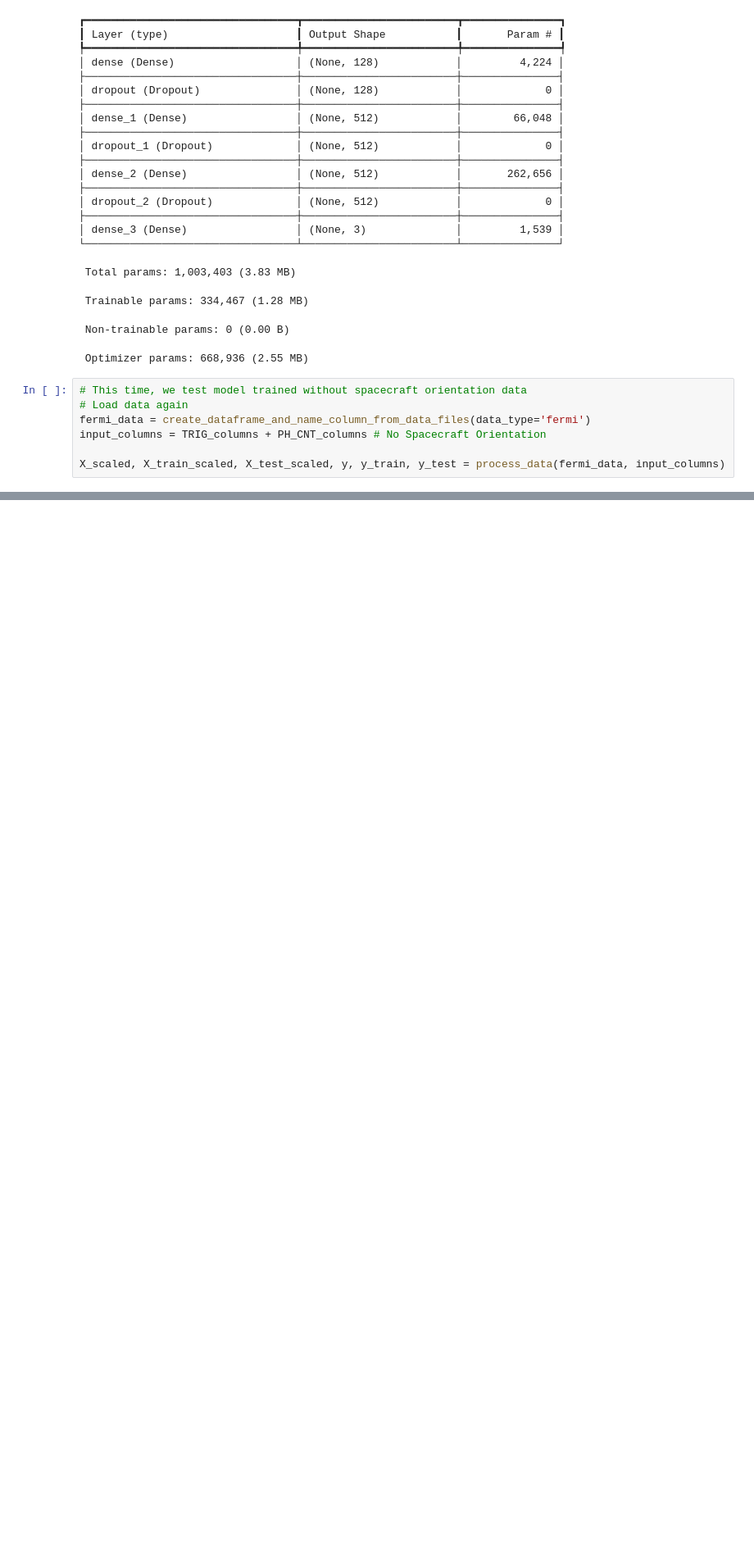
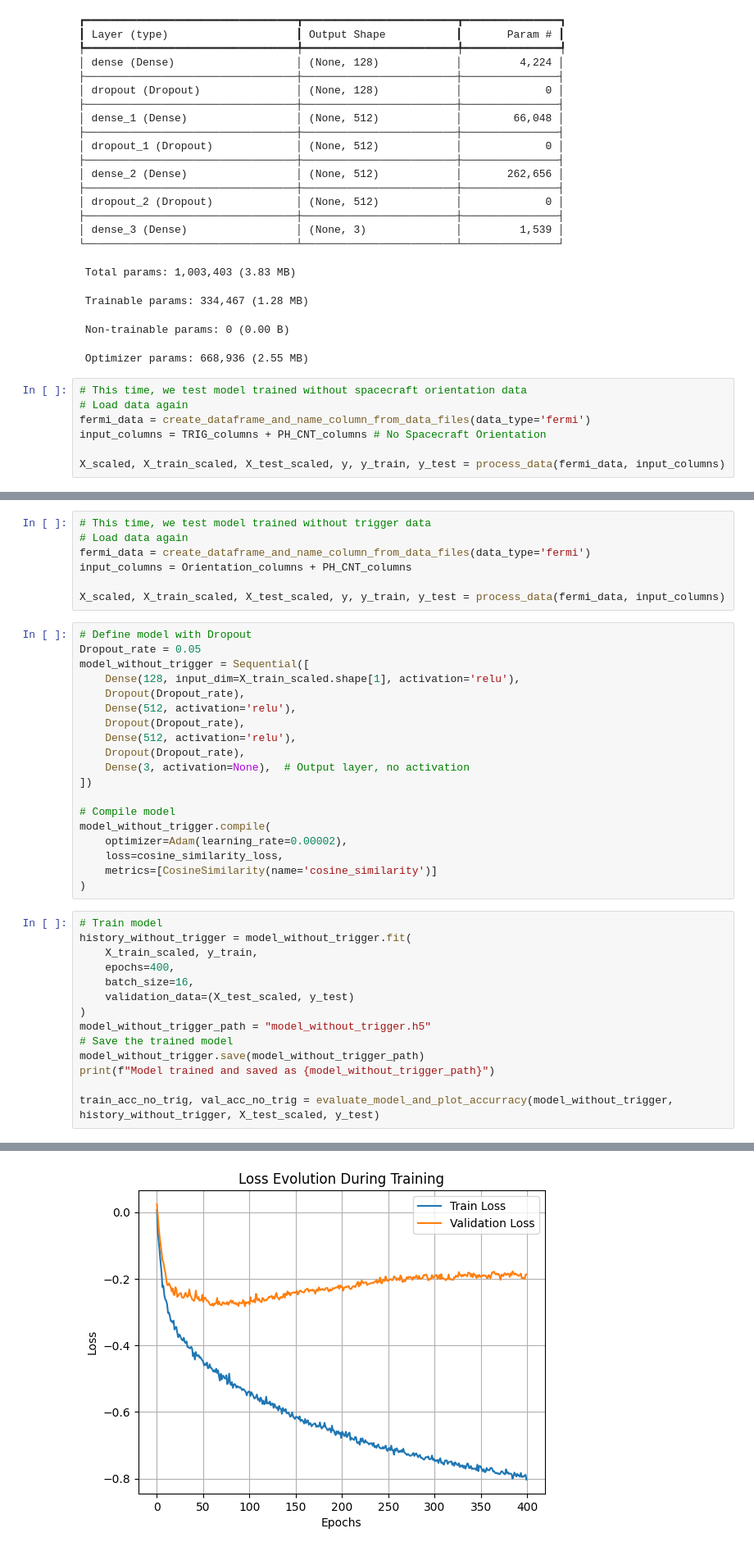
Before and after one commit to PHYS549/group_project_2025, a Jupyter notebook: demo/fermi_position_predictor.ipynb, the cells around one changed output, grey strips where cells are left out. Shown at 82% size. Drawn from its saved outputs; the diff is of its cells as text; blank space fills up the shorter version.

```diff
--- a/demo/fermi_position_predictor.ipynb
+++ b/demo/fermi_position_predictor.ipynb
@@ -279,0 +290,41 @@ Model: "sequential"
+# %%
+# This time, we test model trained without trigger data
+# Load data again
+fermi_data = create_dataframe_and_name_column_from_data_files(data_type='fermi')
+input_columns = Orientation_columns + PH_CNT_columns
+
+X_scaled, X_train_scaled, X_test_scaled, y, y_train, y_test = process_data(fermi_data, input_columns)
+# %%
+# Define model with Dropout
+Dropout_rate = 0.05
+model_without_trigger = Sequential([
+    Dense(128, input_dim=X_train_scaled.shape[1], activation='relu'),
+    Dropout(Dropout_rate),
+    Dense(512, activation='relu'),
+    Dropout(Dropout_rate),
+    Dense(512, activation='relu'),
+    Dropout(Dropout_rate),
+    Dense(3, activation=None),  # Output layer, no activation
+])
+
+# Compile model
+model_without_trigger.compile(
+    optimizer=Adam(learning_rate=0.00002),
+    loss=cosine_similarity_loss,
+    metrics=[CosineSimilarity(name='cosine_similarity')]
+)
+# %%
+# Train model
+history_without_trigger = model_without_trigger.fit(
+    X_train_scaled, y_train,
+    epochs=400,
+    batch_size=16,
+    validation_data=(X_test_scaled, y_test)
+)
+model_without_trigger_path = "model_without_trigger.h5"
+# Save the trained model
+model_without_trigger.save(model_without_trigger_path)
+print(f"Model trained and saved as {model_without_trigger_path}")
+
+train_acc_no_trig, val_acc_no_trig = evaluate_model_and_plot_accurracy(model_without_trigger, history_without_trigger, X_test_scaled, y_test)
+# %% [output]
@@ -279,0 +356 @@ Model: "sequential"
+[figure, added]
```
Also changed, not shown: parts of 16 cells of this notebook, 1 other file.
